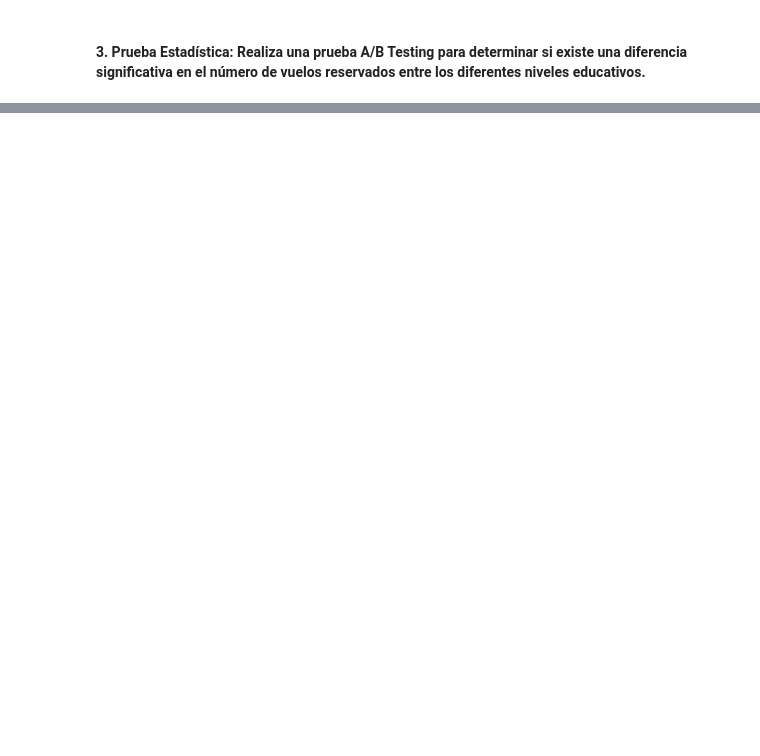
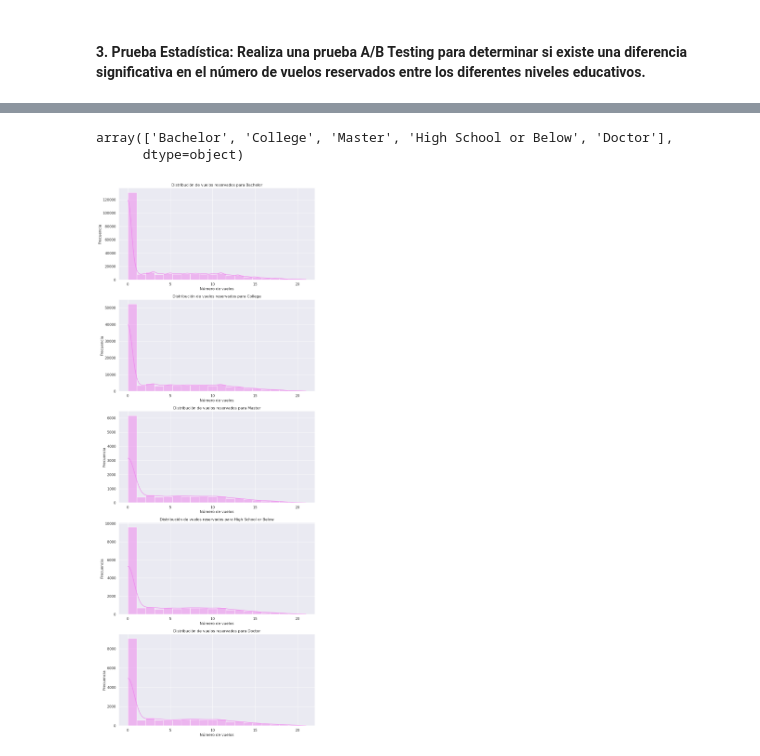
Before and after one commit to Adalab/bda-modulo-3-evaluacion-final-elenacrami, a Jupyter notebook: soluciones_examen_mod3.ipynb, the cells around one changed output, grey strips where cells are left out. Cells and saved outputs as stored; diff of their text form; code cells hidden in the pictures; blank space fills up the shorter version.

```diff
--- a/soluciones_examen_mod3.ipynb
+++ b/soluciones_examen_mod3.ipynb
@@ -1054,0 +1091,31 @@ est_desc_education
+# %%
+# Realizamos una copia de nuestro DataFrame unido y limpio.
+df_abtesting = df_union_sin_nulos.copy()
+# %%
+df_abtesting["Education"].unique()
+# %% [output]
+array(['Bachelor', 'College', 'Master', 'High School or Below', 'Doctor'],
+      dtype=object)
+# %%
+# Obtenemos los niveles educativos únicos.
+niveles_educativos = df_abtesting['Education'].unique()
+
+# Creamos una figura con subplots, uno por cada nivel educativo.
+fig, axes = plt.subplots(nrows=len(niveles_educativos), figsize=(10, 5 * len(niveles_educativos)))
+
+# Iteramos sobre los niveles educativos y crear un histograma para cada uno.
+for i, nivel in enumerate(niveles_educativos):
+    sns.histplot(x='Flights Booked',
+                data=df_abtesting[df_abtesting['Education'] == nivel],
+                ax=axes[i],
+                color='violet',
+                kde=True,
+                bins=20)
+    axes[i].set_title(f'Distribución de vuelos reservados para {nivel}')
+    axes[i].set_xlabel('Número de vuelos')
+    axes[i].set_ylabel('Frecuencia')
+
+plt.tight_layout()
+plt.show()
+# %% [output]
+[figure, added]
```
Also changed, not shown: parts of 17 cells of this notebook.
